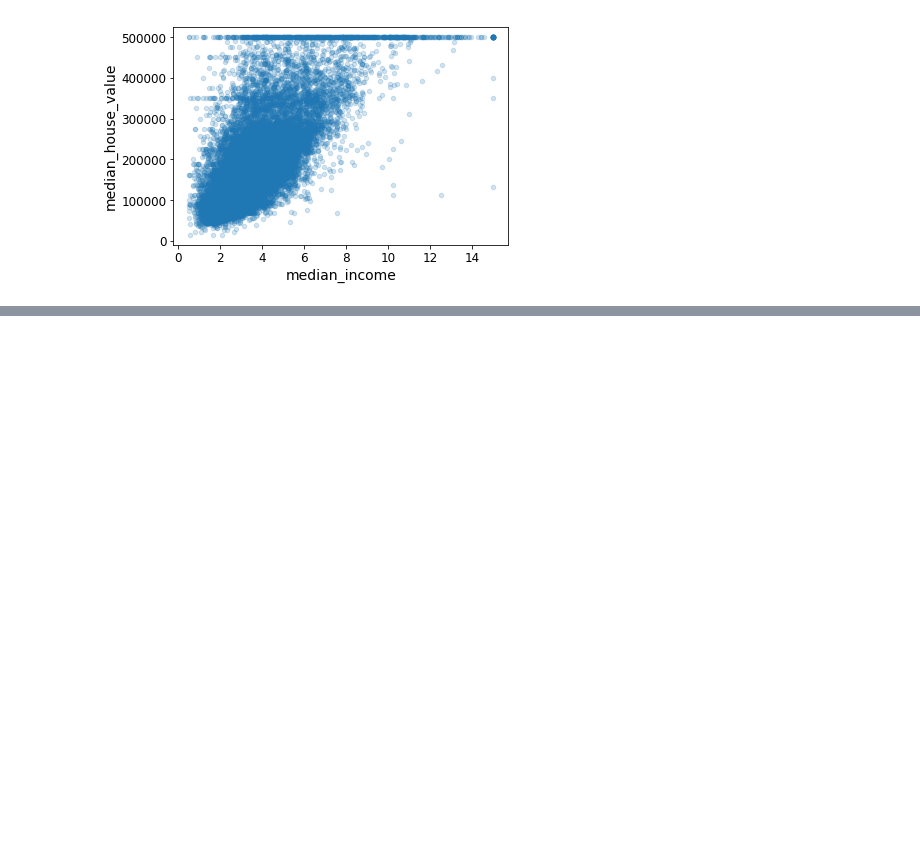
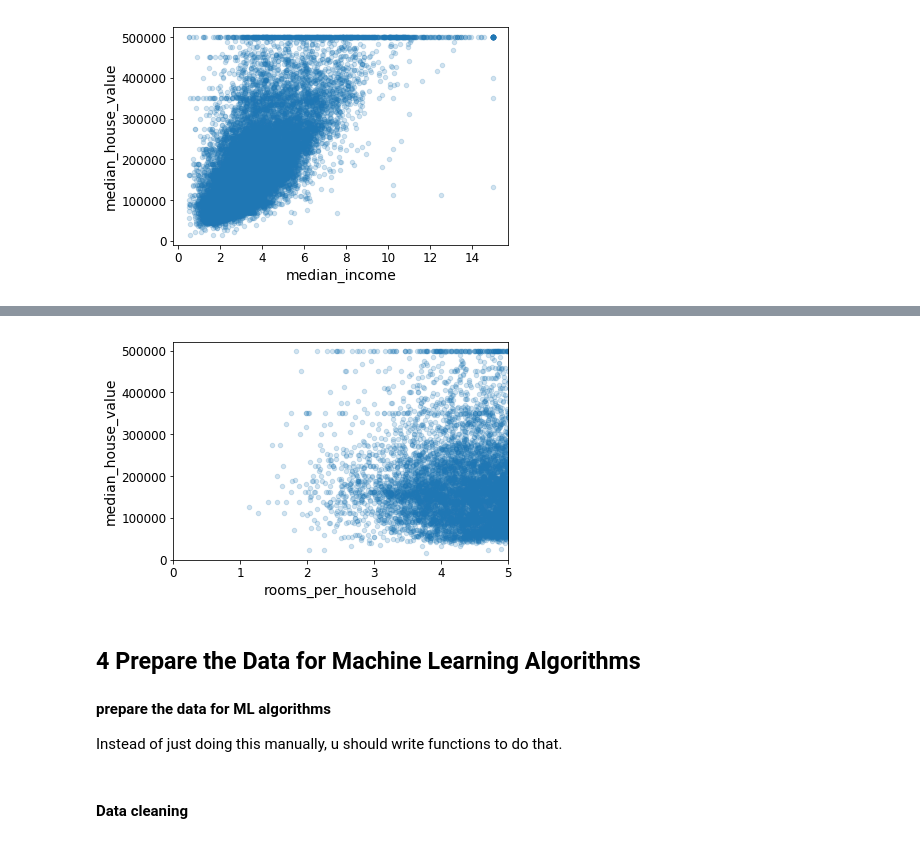
Before and after one commit to libingallin/Handson_ML, a Jupyter notebook: ch2_end_to_end_ml_project.ipynb, the cells around one changed output, grey strips where cells are left out. Saved outputs shown, nothing was run; the diff lists cells and outputs as text; code cells hidden in the pictures; blank space fills up the shorter version.

Commit message:
GO on learning

```diff
--- a/ch2_end_to_end_ml_project.ipynb
+++ b/ch2_end_to_end_ml_project.ipynb
@@ -350,0 +371,7 @@ housing.plot(kind="scatter", x="median_income", y="median_house_value", alpha=0.
+# %%
+# Create some new attributes
+housing["rooms_per_household"] = housing["total_rooms"] / housing["households"]
+housing["bedrooms_per_room"] = housing["total_bedrooms"] / \
+    housing["total_rooms"]
+housing["population_per_household"] = housing["population"] / \
+    housing["households"]
@@ -350,0 +414,13 @@ housing.plot(kind="scatter", x="median_income", y="median_house_value", alpha=0.
+# %%
+housing.plot(kind="scatter", x="rooms_per_household", y="median_house_value",
+             alpha=0.2)
+plt.axis([0, 5, 0, 520000])
+plt.show()
+# %% [output]
+[figure, added]
+# %% [markdown]
+## 4 Prepare the Data for Machine Learning Algorithms
+# %% [markdown]
+**prepare the data for ML algorithms**
+
+Instead of just doing this manually, u should write functions to do that.
@@ -350,0 +432,2 @@ housing.plot(kind="scatter", x="median_income", y="median_house_value", alpha=0.
+# %% [markdown]
+#### Data cleaning
```
Also changed, not shown: parts of 117 cells of this notebook.
